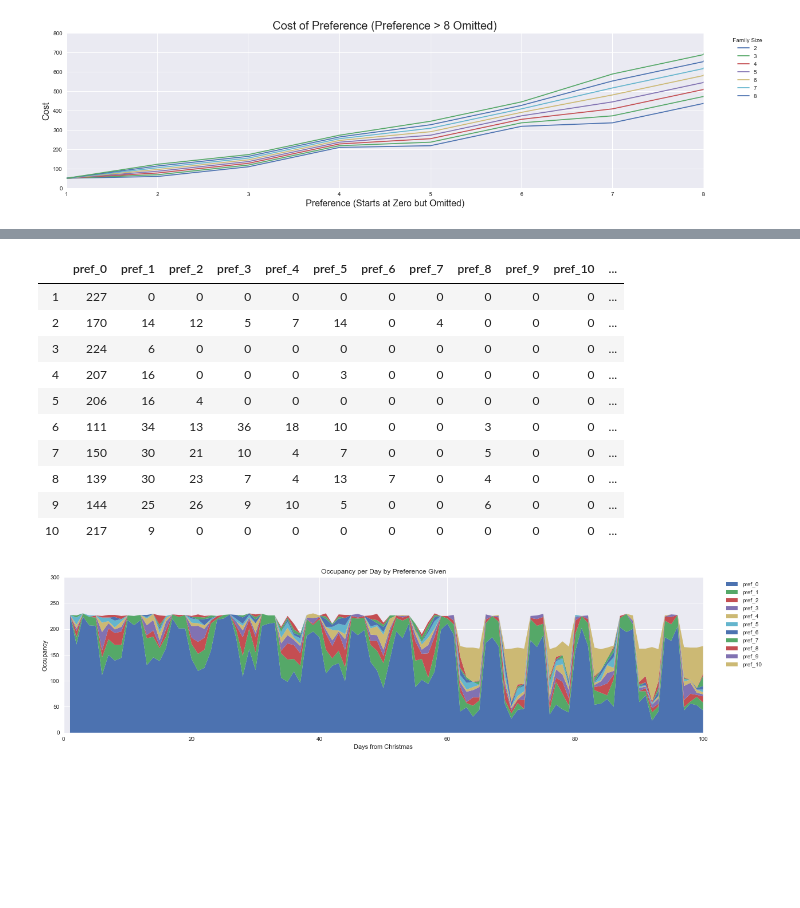
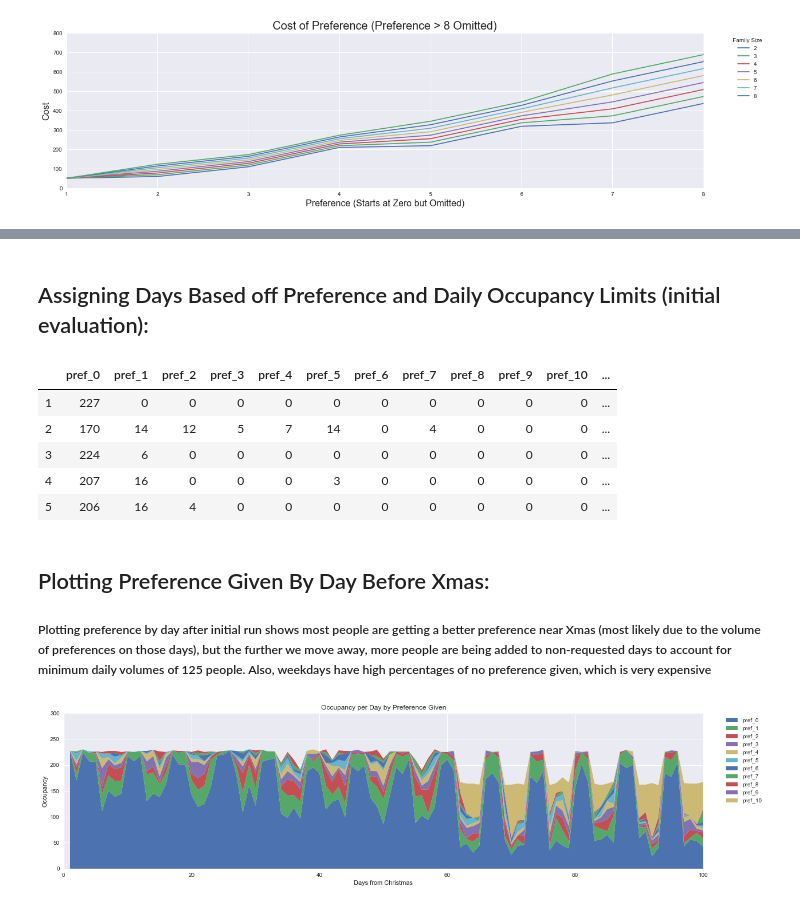
Before and after one commit to tdrumhel1/santa, a Jupyter notebook: santa-notebook-v1.ipynb, the cells around one changed output, grey strips where cells are left out. Drawn from its saved outputs; the diff is of its cells as text; code cells hidden in the pictures; blank space fills up the shorter version.

```diff
--- a/santa-notebook-v1.ipynb
+++ b/santa-notebook-v1.ipynb
@@ -361,0 +320,2 @@ plt.show()
+# %% [markdown]
+## Assigning Days Based off Preference and Daily Occupancy Limits (initial evaluation):
@@ -366,19 +365,17 @@ occupancy['pref_pen'] = 0
 for i in range(11):
     occupancy['pref_pen'] += occupancy.apply(lambda x: top_pref_penalty(x['pref_{}'.format(i)],i),axis=1)
 # %%
-occupancy.head(10)
+occupancy.head()
 # %% [output]
 |  | pref_0 | pref_1 | pref_2 | pref_3 | pref_4 | pref_5 | pref_6 | pref_7 | pref_8 | pref_9 | pref_10 | ... |
 | 1 | 227 | 0 | 0 | 0 | 0 | 0 | 0 | 0 | 0 | 0 | 0 | ... |
 | 2 | 170 | 14 | 12 | 5 | 7 | 14 | 0 | 4 | 0 | 0 | 0 | ... |
 | 3 | 224 | 6 | 0 | 0 | 0 | 0 | 0 | 0 | 0 | 0 | 0 | ... |
 | 4 | 207 | 16 | 0 | 0 | 0 | 3 | 0 | 0 | 0 | 0 | 0 | ... |
 | 5 | 206 | 16 | 4 | 0 | 0 | 0 | 0 | 0 | 0 | 0 | 0 | ... |
-| 6 | 111 | 34 | 13 | 36 | 18 | 10 | 0 | 0 | 3 | 0 | 0 | ... |
-| 7 | 150 | 30 | 21 | 10 | 4 | 7 | 0 | 0 | 5 | 0 | 0 | ... |
-| 8 | 139 | 30 | 23 | 7 | 4 | 13 | 7 | 0 | 4 | 0 | 0 | ... |
-| 9 | 144 | 25 | 26 | 9 | 10 | 5 | 0 | 0 | 6 | 0 | 0 | ... |
-| 10 | 217 | 9 | 0 | 0 | 0 | 0 | 0 | 0 | 0 | 0 | 0 | ... |
+# %% [markdown]
+## Plotting Preference Given By Day Before Xmas:
+##### Plotting preference by day after initial run shows most people are getting a better preference near Xmas (most likely due to the volume of preferences on those days), but the further we move away, more people are being added to non-requested days to account for minimum daily volumes of 125 people. Also, weekdays have high percentages of no preference given, which is very expensive
 # %%
 plt.close('all')
 plt.style.use('seaborn')
```
Also changed, not shown: parts of 49 cells of this notebook, 3 other files.
